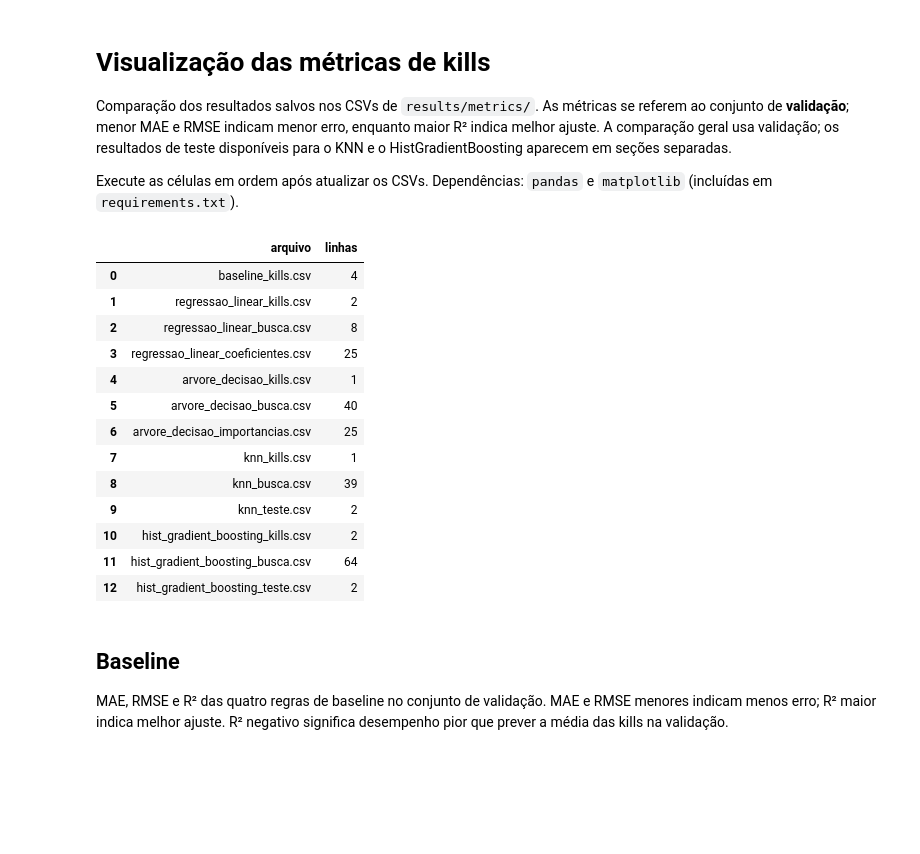
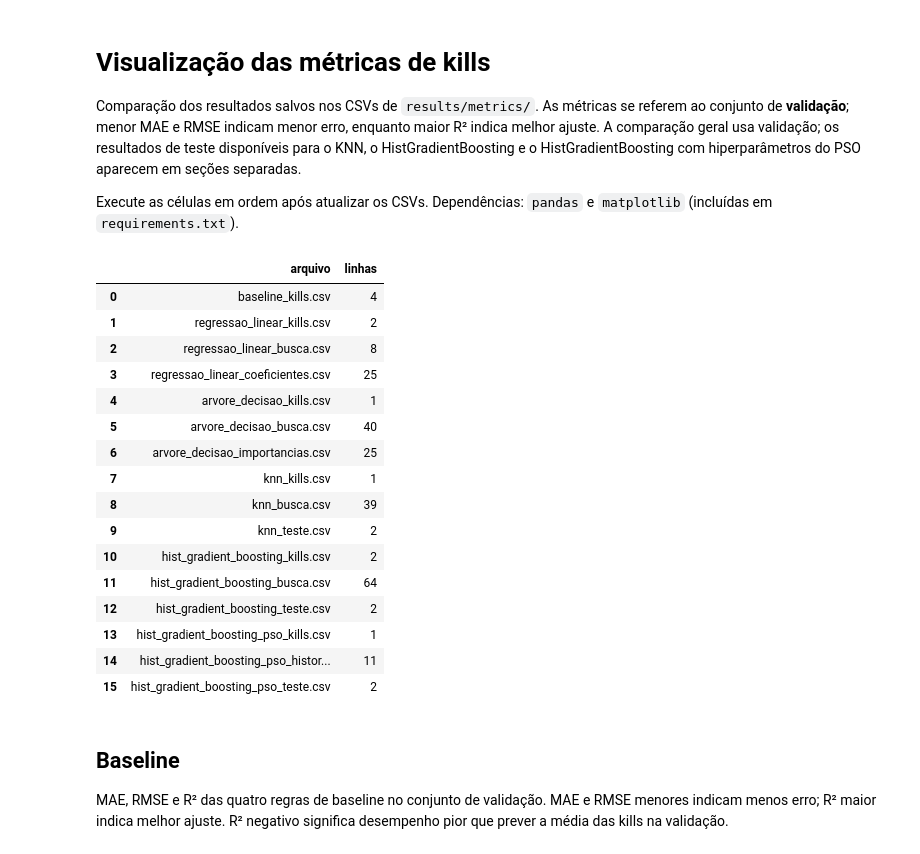
Before and after one commit to lucasccesar/Projeto-IA, a Jupyter notebook: notebooks/06_visualizacao_metricas.ipynb, the cells around one changed output. Saved outputs shown, nothing was run; the diff lists cells and outputs as text; code cells hidden in the pictures; blank space fills up the shorter version.

```diff
--- a/notebooks/06_visualizacao_metricas.ipynb
+++ b/notebooks/06_visualizacao_metricas.ipynb
@@ -1,7 +1,7 @@
 # %% [markdown]
 # Visualização das métricas de kills
 
-Comparação dos resultados salvos nos CSVs de `results/metrics/`. As métricas se referem ao conjunto de **validação**; menor MAE e RMSE indicam menor erro, enquanto maior R² indica melhor ajuste. A comparação geral usa validação; os resultados de teste disponíveis para o KNN e o HistGradientBoosting aparecem em seções separadas.
+Comparação dos resultados salvos nos CSVs de `results/metrics/`. As métricas se referem ao conjunto de **validação**; menor MAE e RMSE indicam menor erro, enquanto maior R² indica melhor ajuste. A comparação geral usa validação; os resultados de teste disponíveis para o KNN, o HistGradientBoosting e o HistGradientBoosting com hiperparâmetros do PSO aparecem em seções separadas.
 
 Execute as células em ordem após atualizar os CSVs. Dependências: `pandas` e `matplotlib` (incluídas em `requirements.txt`).
 # %%
@@ -25,38 +25,44 @@ arquivos = {
     'hgb': 'hist_gradient_boosting_kills.csv',
     'busca_hgb': 'hist_gradient_boosting_busca.csv',
     'teste_hgb': 'hist_gradient_boosting_teste.csv',
+    'hgb_pso': 'hist_gradient_boosting_pso_kills.csv',
+    'historico_pso': 'hist_gradient_boosting_pso_historico.csv',
+    'teste_hgb_pso': 'hist_gradient_boosting_pso_teste.csv',
 }
 
 # Procura results/metrics a partir da pasta atual, para o notebook funcionar
 # aberto na raiz do projeto ou dentro de notebooks/.
 candidatos = (base / 'results' / 'metrics' for base in (Path.cwd(), *Path.cwd().parents))
 pasta_metricas = next(
     (pasta for pasta in candidatos if all((pasta / nome).is_file() for nome in arquivos.values())),
     None,
 )
 if pasta_metricas is None:
     raise FileNotFoundError(
         'CSVs de métricas não encontrados em results/metrics. '
         'Gere-os com os comandos de reprodução do README.'
     )
 
 dados = {chave: pd.read_csv(pasta_metricas / nome) for chave, nome in arquivos.items()}
 display(pd.DataFrame({'arquivo': list(arquivos.values()), 'linhas': [len(dados[chave]) for chave in arquivos]}))
 # %% [output]
 |  | arquivo | linhas |
 | 0 | baseline_kills.csv | 4 |
 | 1 | regressao_linear_kills.csv | 2 |
 | 2 | regressao_linear_busca.csv | 8 |
 | 3 | regressao_linear_coeficientes.csv | 25 |
 | 4 | arvore_decisao_kills.csv | 1 |
 | 5 | arvore_decisao_busca.csv | 40 |
 | 6 | arvore_decisao_importancias.csv | 25 |
 | 7 | knn_kills.csv | 1 |
 | 8 | knn_busca.csv | 39 |
 | 9 | knn_teste.csv | 2 |
 | 10 | hist_gradient_boosting_kills.csv | 2 |
 | 11 | hist_gradient_boosting_busca.csv | 64 |
 | 12 | hist_gradient_boosting_teste.csv | 2 |
+| 13 | hist_gradient_boosting_pso_kills.csv | 1 |
+| 14 | hist_gradient_boosting_pso_histor... | 11 |
+| 15 | hist_gradient_boosting_pso_teste.csv | 2 |
 # %% [markdown]
 ## Baseline
 
```
Also changed, not shown: parts of 7 cells of this notebook, 6 other files.
